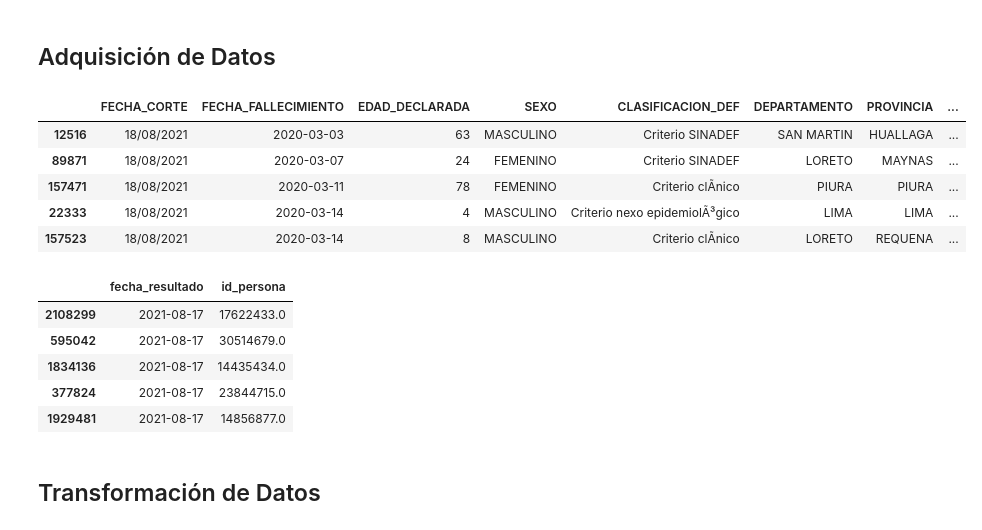
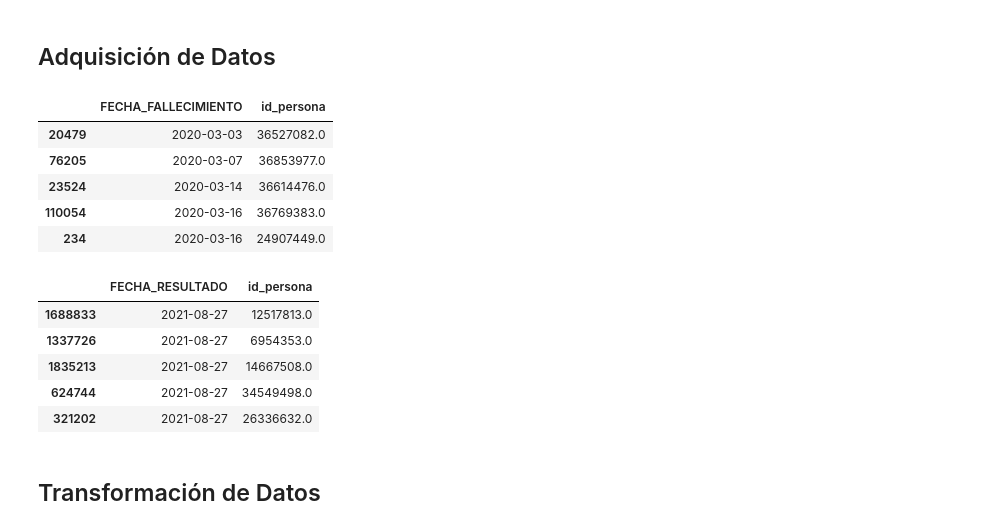
Before and after one commit to malexandersalazar/covid-19-peru-analisis-oleadas, a Jupyter notebook: src/main.ipynb, the cells around one changed output. Saved outputs shown, nothing was run; the diff lists cells and outputs as text; code cells hidden in the pictures.

```diff
--- a/src/main.ipynb
+++ b/src/main.ipynb
@@ -15,30 +15,31 @@ sns.set_style("whitegrid")
 # %% [markdown]
 ## Adquisición de Datos
 # %%
-defunciones_df = pd.read_csv('data/defunciones.csv')
-defunciones_df['FECHA_FALLECIMIENTO'] = pd.to_datetime(defunciones_df['FECHA_FALLECIMIENTO'], infer_datetime_format=False, format='%m/%d/%Y')
+defunciones_df = pd.read_csv('data/defunciones.csv', sep=';', usecols=['FECHA_FALLECIMIENTO','id_persona'])
+defunciones_df.dropna(inplace=True)
+defunciones_df['FECHA_FALLECIMIENTO'] = pd.to_datetime(defunciones_df['FECHA_FALLECIMIENTO'], infer_datetime_format=False, format='%Y%m%d')
 defunciones_df.sort_values('FECHA_FALLECIMIENTO',  ascending=True, inplace=True)
 defunciones_df.head()
 # %% [output]
-|  | FECHA_CORTE | FECHA_FALLECIMIENTO | EDAD_DECLARADA | SEXO | CLASIFICACION_DEF | DEPARTAMENTO | PROVINCIA | ... |
-| 12516 | 18/08/2021 | 2020-03-03 | 63 | MASCULINO | Criterio SINADEF | SAN MARTIN | HUALLAGA | ... |
-| 89871 | 18/08/2021 | 2020-03-07 | 24 | FEMENINO | Criterio SINADEF | LORETO | MAYNAS | ... |
-| 157471 | 18/08/2021 | 2020-03-11 | 78 | FEMENINO | Criterio clÃ­nico | PIURA | PIURA | ... |
-| 22333 | 18/08/2021 | 2020-03-14 | 4 | MASCULINO | Criterio nexo epidemiolÃ³gico | LIMA | LIMA | ... |
-| 157523 | 18/08/2021 | 2020-03-14 | 8 | MASCULINO | Criterio clÃ­nico | LORETO | REQUENA | ... |
+|  | FECHA_FALLECIMIENTO | id_persona |
+| 20479 | 2020-03-03 | 36527082.0 |
+| 76205 | 2020-03-07 | 36853977.0 |
+| 23524 | 2020-03-14 | 36614476.0 |
+| 110054 | 2020-03-16 | 36769383.0 |
+| 234 | 2020-03-16 | 24907449.0 |
 # %%
-positivos_df = pd.read_csv('data/positivos_covid.csv', sep=',', usecols=['fecha_resultado','id_persona'])
+positivos_df = pd.read_csv('data/positivos_covid.csv', sep=';', usecols=['FECHA_RESULTADO','id_persona'])
 positivos_df.dropna(inplace=True)
-positivos_df['fecha_resultado'] = pd.to_datetime(positivos_df['fecha_resultado'], infer_datetime_format=False, format='%d/%m/%Y')
-positivos_df.sort_values('fecha_resultado',  ascending=True, inplace=True)
+positivos_df['FECHA_RESULTADO'] = pd.to_datetime(positivos_df['FECHA_RESULTADO'], infer_datetime_format=False, format='%Y%m%d')
+positivos_df.sort_values('FECHA_RESULTADO',  ascending=True, inplace=True)
 positivos_df.tail()
 # %% [output]
-|  | fecha_resultado | id_persona |
-| 2108299 | 2021-08-17 | 17622433.0 |
-| 595042 | 2021-08-17 | 30514679.0 |
-| 1834136 | 2021-08-17 | 14435434.0 |
-| 377824 | 2021-08-17 | 23844715.0 |
-| 1929481 | 2021-08-17 | 14856877.0 |
+|  | FECHA_RESULTADO | id_persona |
+| 1688833 | 2021-08-27 | 12517813.0 |
+| 1337726 | 2021-08-27 | 6954353.0 |
+| 1835213 | 2021-08-27 | 14667508.0 |
+| 624744 | 2021-08-27 | 34549498.0 |
+| 321202 | 2021-08-27 | 26336632.0 |
 # %%
 # Generando las semanas epidemológicas
 weeks_2020 = list(Year(2020).iterweeks())
```
Also changed, not shown: parts of 5 cells of this notebook, 5 other files.
